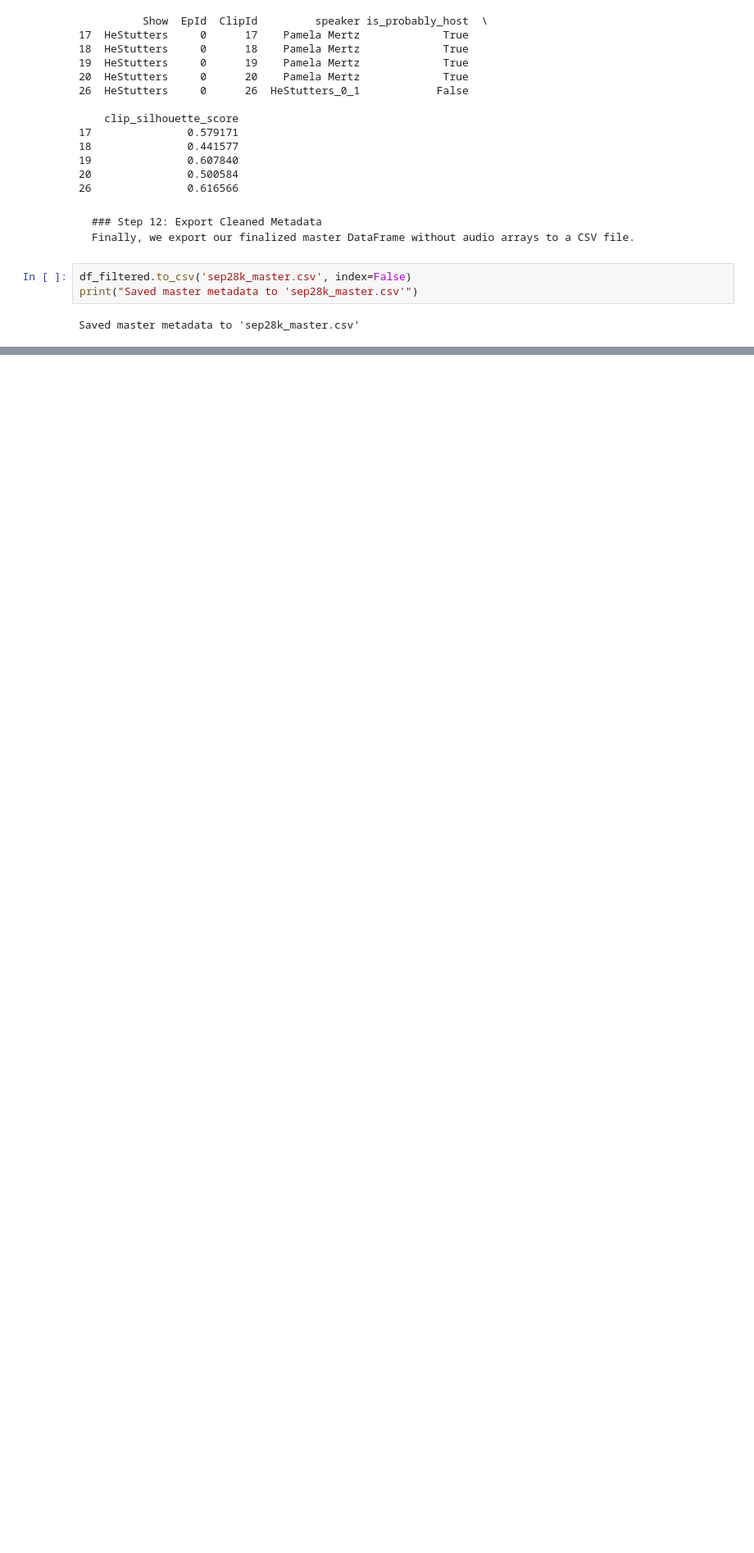
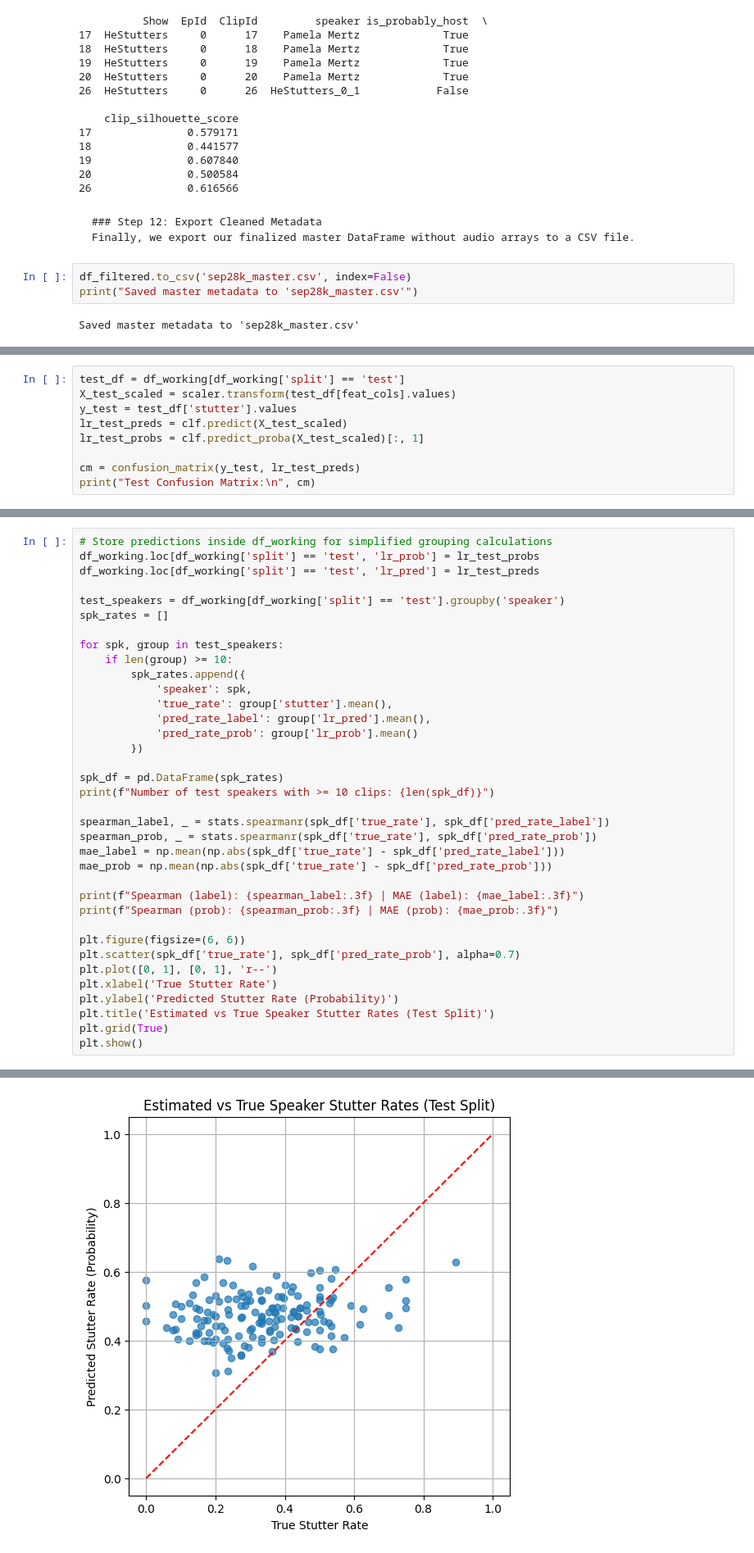
Before and after one commit to And850/VeritasHackathonProject1, a Jupyter notebook: VeritasHackathon.ipynb, the cells around one changed output, grey strips where cells are left out. Shown at 82% size. Saved outputs shown, nothing was run; the diff lists cells and outputs as text; blank space fills up the shorter version.

Commit message:
Added data pipeline and MFCC baseline. Created using Colab and Gemini.

```diff
--- a/VeritasHackathon.ipynb
+++ b/VeritasHackathon.ipynb
@@ -327,0 +488,9 @@ Saved master metadata to 'sep28k_master.csv'
+# %%
+test_df = df_working[df_working['split'] == 'test']
+X_test_scaled = scaler.transform(test_df[feat_cols].values)
+y_test = test_df['stutter'].values
+lr_test_preds = clf.predict(X_test_scaled)
+lr_test_probs = clf.predict_proba(X_test_scaled)[:, 1]
+
+cm = confusion_matrix(y_test, lr_test_preds)
+print("Test Confusion Matrix:\n", cm)
@@ -327,0 +503,37 @@ Saved master metadata to 'sep28k_master.csv'
+# %%
+# Store predictions inside df_working for simplified grouping calculations
+df_working.loc[df_working['split'] == 'test', 'lr_prob'] = lr_test_probs
+df_working.loc[df_working['split'] == 'test', 'lr_pred'] = lr_test_preds
+
+test_speakers = df_working[df_working['split'] == 'test'].groupby('speaker')
+spk_rates = []
+
+for spk, group in test_speakers:
+    if len(group) >= 10:
+        spk_rates.append({
+            'speaker': spk,
+            'true_rate': group['stutter'].mean(),
+            'pred_rate_label': group['lr_pred'].mean(),
+            'pred_rate_prob': group['lr_prob'].mean()
+        })
+
+spk_df = pd.DataFrame(spk_rates)
+print(f"Number of test speakers with >= 10 clips: {len(spk_df)}")
+
+spearman_label, _ = stats.spearmanr(spk_df['true_rate'], spk_df['pred_rate_label'])
+spearman_prob, _ = stats.spearmanr(spk_df['true_rate'], spk_df['pred_rate_prob'])
+mae_label = np.mean(np.abs(spk_df['true_rate'] - spk_df['pred_rate_label']))
+mae_prob = np.mean(np.abs(spk_df['true_rate'] - spk_df['pred_rate_prob']))
+
+print(f"Spearman (label): {spearman_label:.3f} | MAE (label): {mae_label:.3f}")
+print(f"Spearman (prob): {spearman_prob:.3f} | MAE (prob): {mae_prob:.3f}")
+
+plt.figure(figsize=(6, 6))
+plt.scatter(spk_df['true_rate'], spk_df['pred_rate_prob'], alpha=0.7)
+plt.plot([0, 1], [0, 1], 'r--')
+plt.xlabel('True Stutter Rate')
+plt.ylabel('Predicted Stutter Rate (Probability)')
+plt.title('Estimated vs True Speaker Stutter Rates (Test Split)')
+plt.grid(True)
+plt.show()
+# %% [output]
@@ -327,0 +543 @@ Saved master metadata to 'sep28k_master.csv'
+[figure, added]
```
Also changed, not shown: parts of 20 cells of this notebook.
